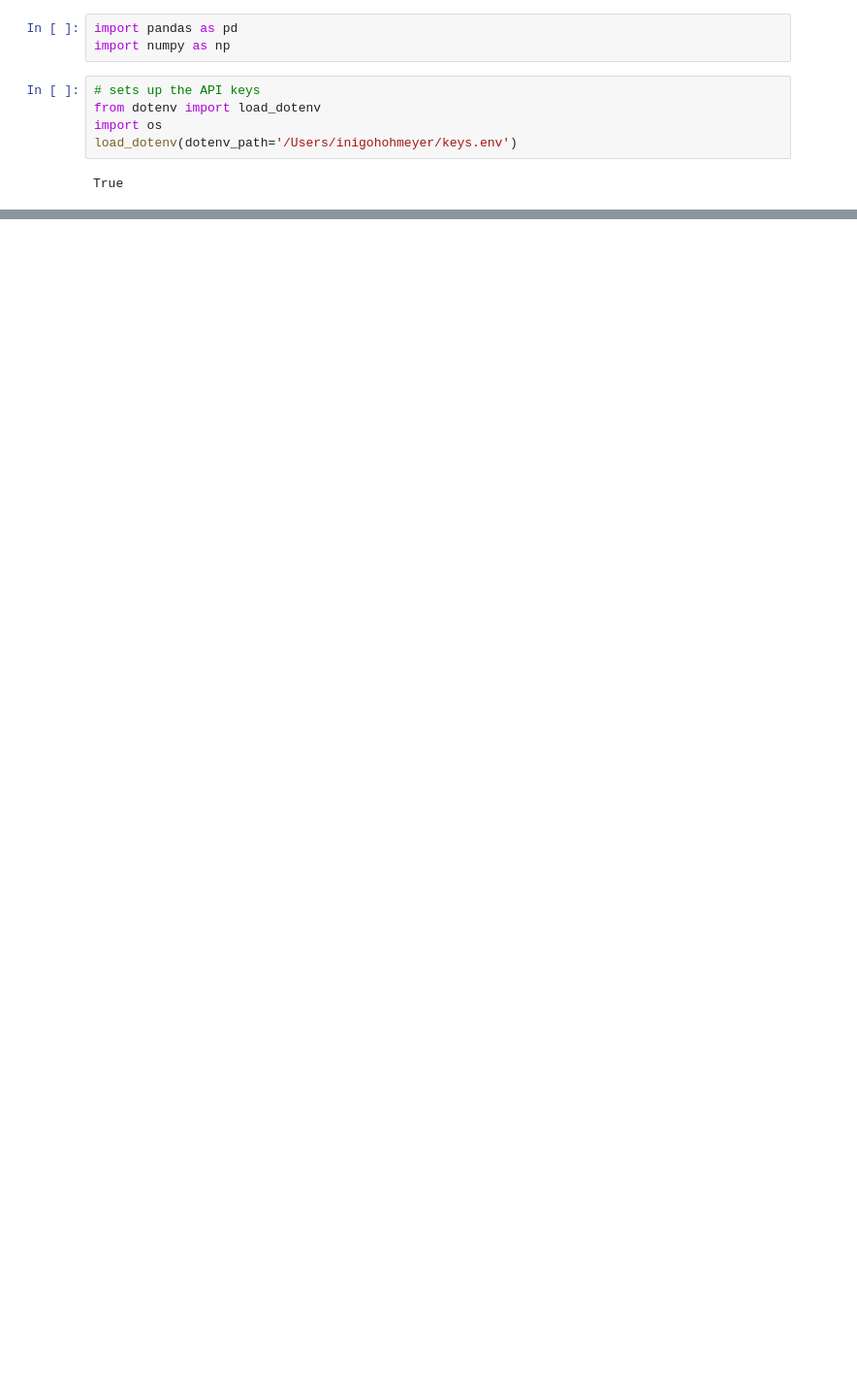
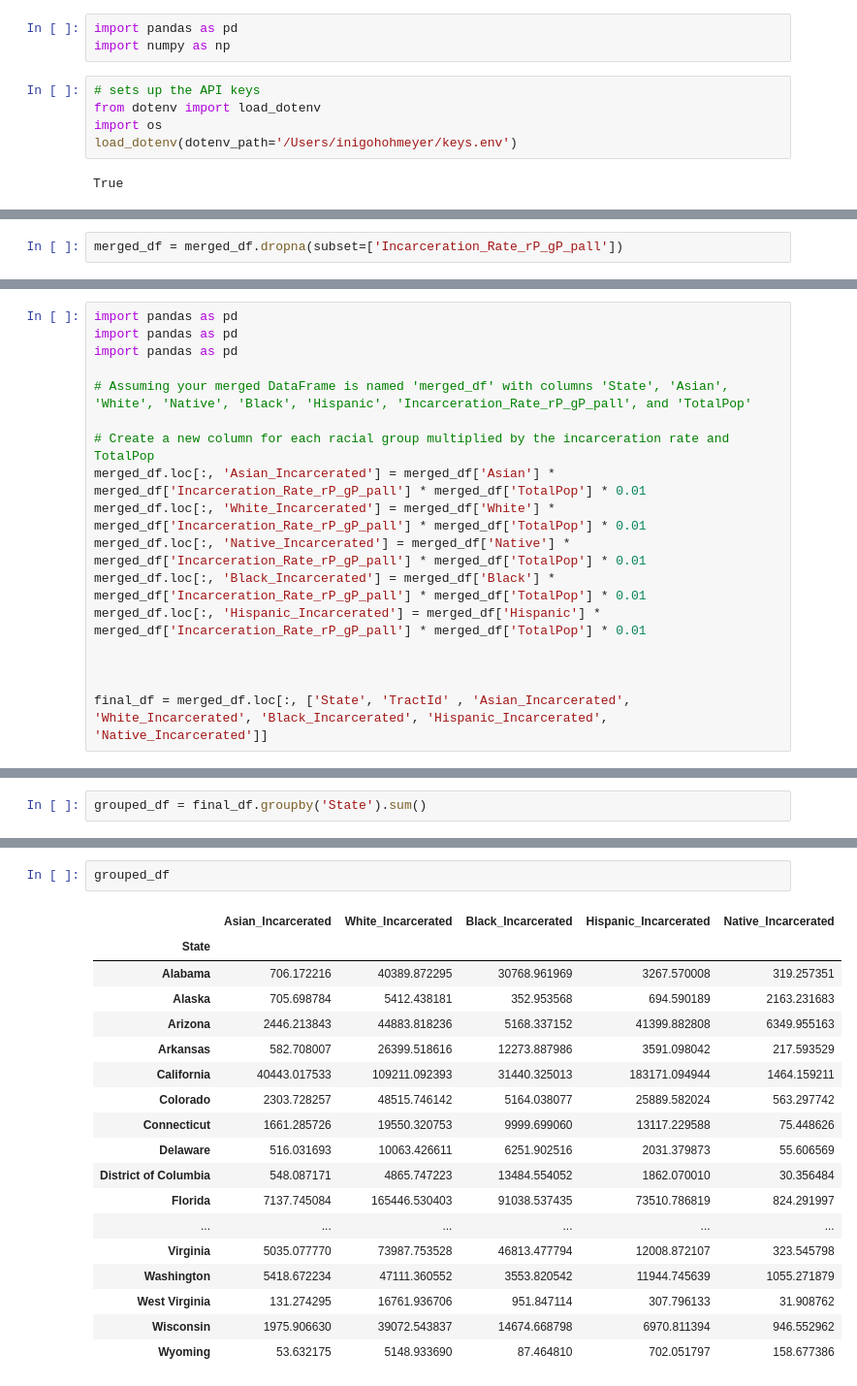
Before and after one commit to InigoHohmeyer/ModelJurors, a Jupyter notebook: file1.ipynb, the cells around one changed output, grey strips where cells are left out. Shown at 97% size. Drawn from its saved outputs; the diff is of its cells as text; blank space fills up the shorter version.

```diff
--- a/file1.ipynb
+++ b/file1.ipynb
@@ -51,0 +230,2 @@ error: unknown/unsupported geography heirarchy
+# %%
+merged_df = merged_df.dropna(subset=['Incarceration_Rate_rP_gP_pall'])
@@ -51,0 +265,17 @@ error: unknown/unsupported geography heirarchy
+# %%
+import pandas as pd
+import pandas as pd
+import pandas as pd
+
+# Assuming your merged DataFrame is named 'merged_df' with columns 'State', 'Asian', 'White', 'Native', 'Black', 'Hispanic', 'Incarceration_Rate_rP_gP_pall', and 'TotalPop'
+
+# Create a new column for each racial group multiplied by the incarceration rate and TotalPop
+merged_df.loc[:, 'Asian_Incarcerated'] = merged_df['Asian'] * merged_df['Incarceration_Rate_rP_gP_pall'] * merged_df['TotalPop'] * 0.01
+merged_df.loc[:, 'White_Incarcerated'] = merged_df['White'] * merged_df['Incarceration_Rate_rP_gP_pall'] * merged_df['TotalPop'] * 0.01
+merged_df.loc[:, 'Native_Incarcerated'] = merged_df['Native'] * merged_df['Incarceration_Rate_rP_gP_pall'] * merged_df['TotalPop'] * 0.01
+merged_df.loc[:, 'Black_Incarcerated'] = merged_df['Black'] * merged_df['Incarceration_Rate_rP_gP_pall'] * merged_df['TotalPop'] * 0.01
+merged_df.loc[:, 'Hispanic_Incarcerated'] = merged_df['Hispanic'] * merged_df['Incarceration_Rate_rP_gP_pall'] * merged_df['TotalPop'] * 0.01
+
+
+
+final_df = merged_df.loc[:, ['State', 'TractId' , 'Asian_Incarcerated', 'White_Incarcerated', 'Black_Incarcerated', 'Hispanic_Incarcerated', 'Native_Incarcerated']]
@@ -51,0 +300,2 @@ error: unknown/unsupported geography heirarchy
+# %%
+grouped_df = final_df.groupby('State').sum()
@@ -51,0 +318,21 @@ error: unknown/unsupported geography heirarchy
+# %%
+grouped_df
+# %% [output]
+|  | Asian_Incarcerated | White_Incarcerated | Black_Incarcerated | Hispanic_Incarcerated | Native_Incarcerated |
+| State |  |  |  |  |  |
+| Alabama | 706.172216 | 40389.872295 | 30768.961969 | 3267.570008 | 319.257351 |
+| Alaska | 705.698784 | 5412.438181 | 352.953568 | 694.590189 | 2163.231683 |
+| Arizona | 2446.213843 | 44883.818236 | 5168.337152 | 41399.882808 | 6349.955163 |
+| Arkansas | 582.708007 | 26399.518616 | 12273.887986 | 3591.098042 | 217.593529 |
+| California | 40443.017533 | 109211.092393 | 31440.325013 | 183171.094944 | 1464.159211 |
+| Colorado | 2303.728257 | 48515.746142 | 5164.038077 | 25889.582024 | 563.297742 |
+| Connecticut | 1661.285726 | 19550.320753 | 9999.699060 | 13117.229588 | 75.448626 |
+| Delaware | 516.031693 | 10063.426611 | 6251.902516 | 2031.379873 | 55.606569 |
+| District of Columbia | 548.087171 | 4865.747223 | 13484.554052 | 1862.070010 | 30.356484 |
+| Florida | 7137.745084 | 165446.530403 | 91038.537435 | 73510.786819 | 824.291997 |
+| ... | ... | ... | ... | ... | ... |
+| Virginia | 5035.077770 | 73987.753528 | 46813.477794 | 12008.872107 | 323.545798 |
+| Washington | 5418.672234 | 47111.360552 | 3553.820542 | 11944.745639 | 1055.271879 |
+| West Virginia | 131.274295 | 16761.936706 | 951.847114 | 307.796133 | 31.908762 |
+| Wisconsin | 1975.906630 | 39072.543837 | 14674.668798 | 6970.811394 | 946.552962 |
+| Wyoming | 53.632175 | 5148.933690 | 87.464810 | 702.051797 | 158.677386 |
```
Also changed, not shown: parts of 17 cells of this notebook, 3 other files.
